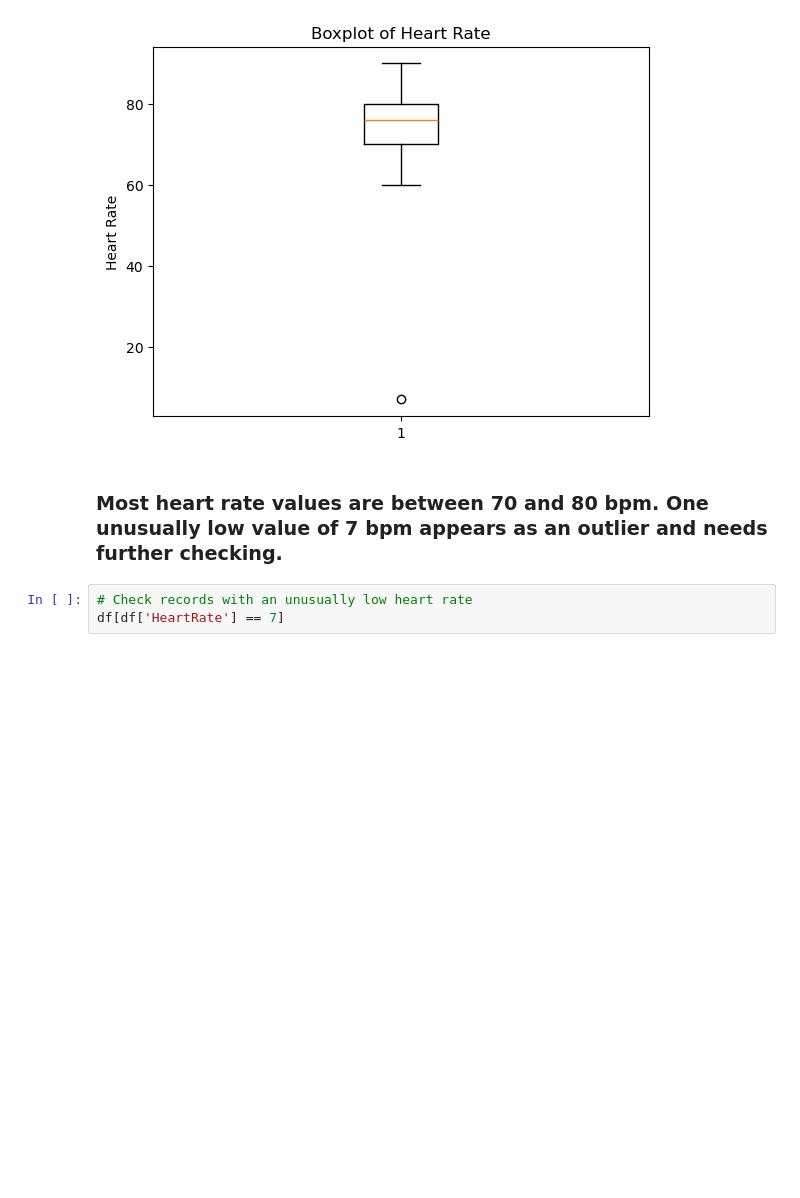
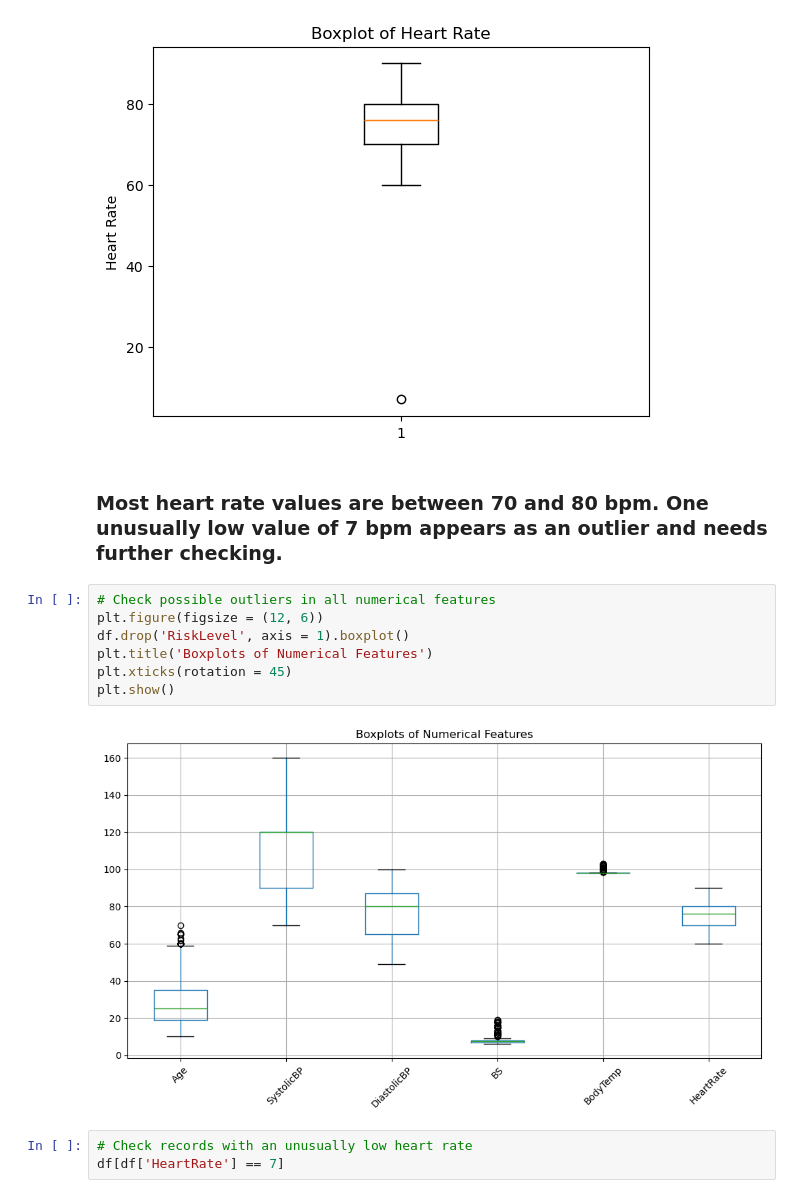
Before and after one commit to Munkhzaya-pom/ML_CA1, a Jupyter notebook: Munkhzaya_ML_Sept26 .ipynb, the cells around one changed output. Cells and saved outputs as stored; diff of their text form; blank space fills up the shorter version.

```diff
--- a/Munkhzaya_ML_Sept26 .ipynb
+++ b/Munkhzaya_ML_Sept26 .ipynb
@@ -141,6 +151,15 @@ plt.show()
 [figure]
 # %% [markdown]
 ### Most heart rate values are between 70 and 80 bpm. One unusually low value of 7 bpm appears as an outlier and needs further checking.
+# %%
+# Check possible outliers in all numerical features
+plt.figure(figsize = (12, 6))
+df.drop('RiskLevel', axis = 1).boxplot()
+plt.title('Boxplots of Numerical Features')
+plt.xticks(rotation = 45)
+plt.show()
+# %% [output]
+[figure, added]
 # %%
 # Check records with an unusually low heart rate
 df[df['HeartRate'] == 7]
```
Also changed, not shown: parts of 8 cells of this notebook.
